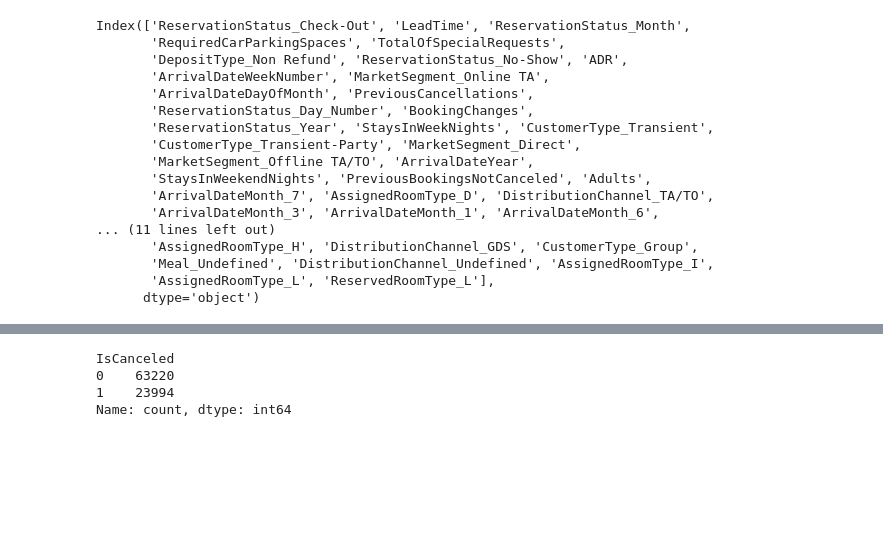
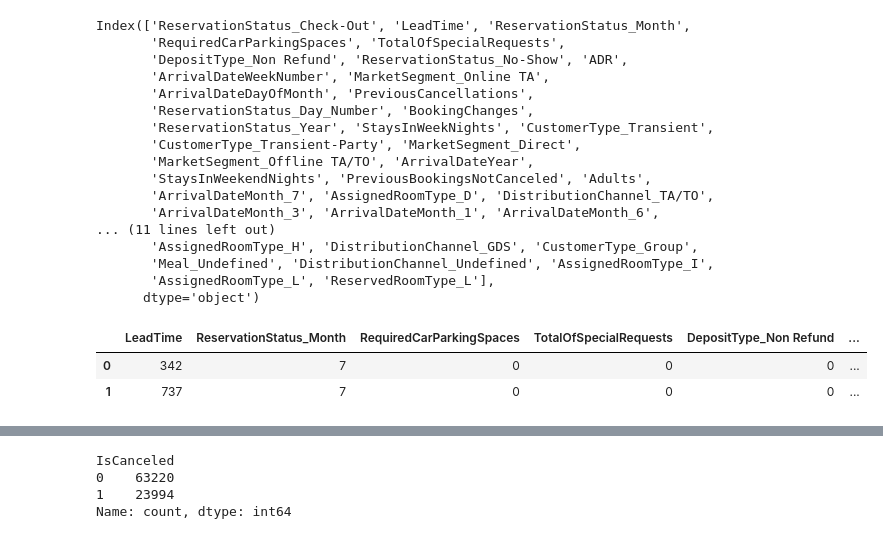
Before and after one commit to prabhjeetsinghk/Hotel-Cancellation-Prediction, a Jupyter notebook: Code/FinalProjectCode copy.ipynb, the cells around one changed output, grey strips where cells are left out. Saved outputs shown, nothing was run; the diff lists cells and outputs as text; code cells hidden in the pictures; blank space fills up the shorter version.

```diff
--- a/Code/test1.ipynb
+++ b/Code/FinalProjectCode copy.ipynb
@@ -826,6 +792,12 @@ df2 = encoded_hotel_booking[['ReservationStatus_Check-Out', 'LeadTime', 'Reserva
        'CustomerType_Transient-Party', 'MarketSegment_Direct',
        'MarketSegment_Offline TA/TO', 'ArrivalDateYear',
        'StaysInWeekendNights', 'PreviousBookingsNotCanceled', 'Adults','IsCanceled']]
+# %%
+df2.head(2)
+# %% [output]
+|  | LeadTime | ReservationStatus_Month | RequiredCarParkingSpaces | TotalOfSpecialRequests | DepositType_Non Refund | ... |
+| 0 | 342 | 7 | 0 | 0 | 0 | ... |
+| 1 | 737 | 7 | 0 | 0 | 0 | ... |
 # %%
 X = df2.drop(columns=['IsCanceled'])  # Features
 y = df2['IsCanceled']
```
Also changed, not shown: parts of 24 cells of this notebook, 1 other file.
